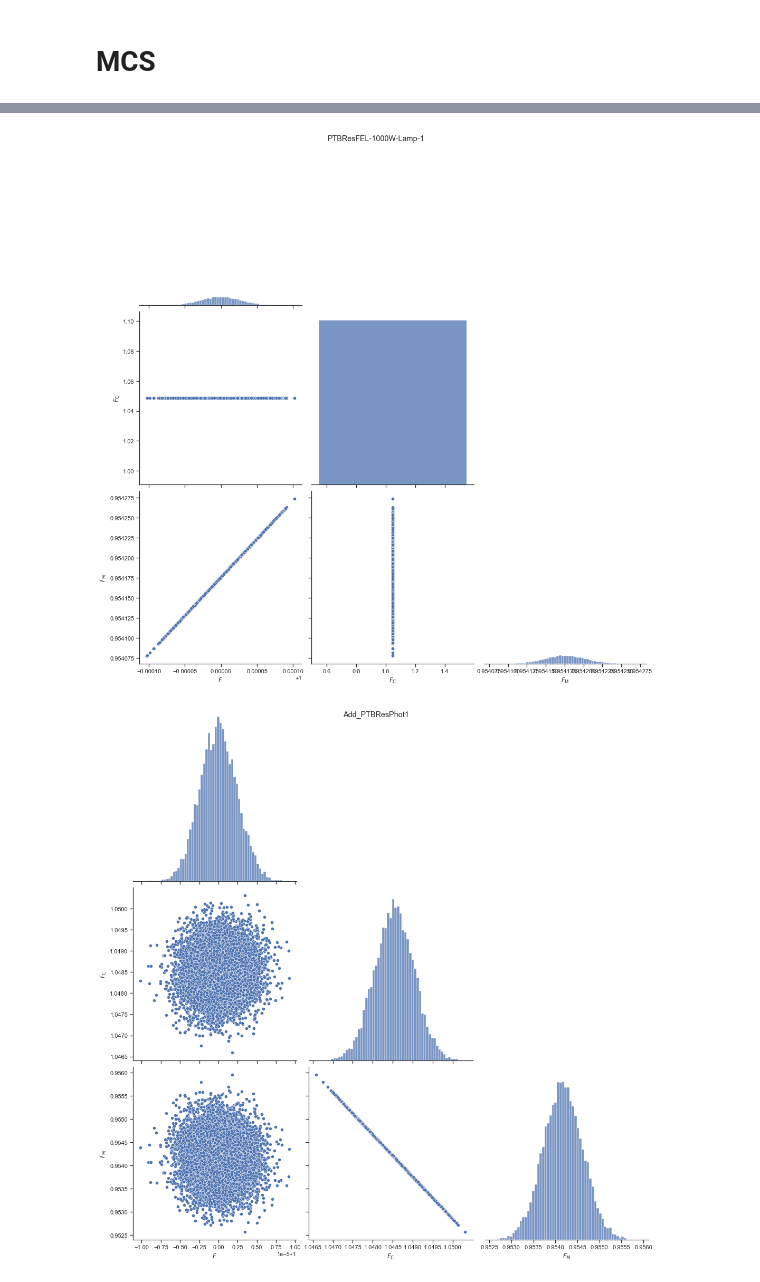
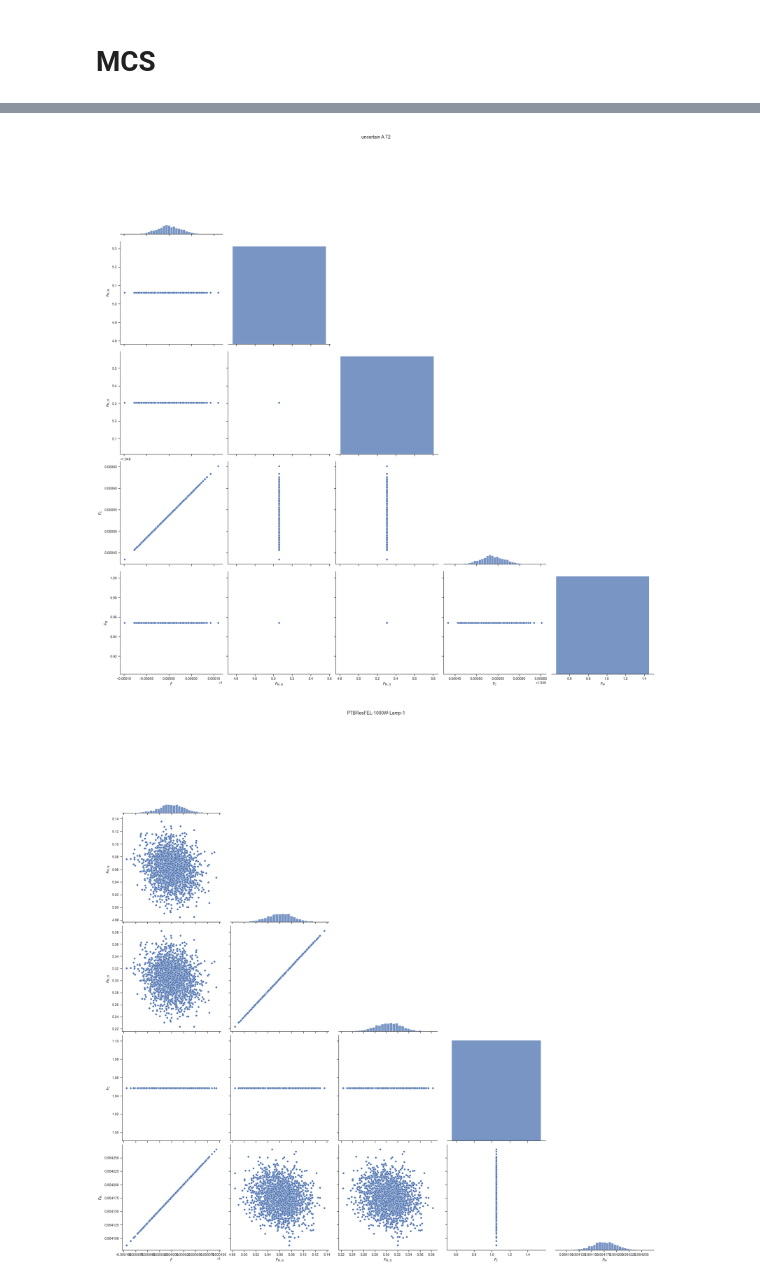
Before and after one commit to empir19nrm02/empir19nrm02, a Jupyter notebook: empir19nrm02/Jupyter/NewRad2023.ipynb, the cells around one changed output, grey strips where cells are left out. Saved outputs shown, nothing was run; the diff lists cells and outputs as text; code cells hidden in the pictures.

```diff
--- a/empir19nrm02/Jupyter/NewRad2023.ipynb
+++ b/empir19nrm02/Jupyter/NewRad2023.ipynb
@@ -270,11 +357,10 @@ CIE reference source L41: [[9.8424e-01]], [[1.5102e+03]], [[1.4641e+03]], [[5.06
 # %% [markdown]
 # MCS
 # %%
-trials = 20000
 
-def runSimpleMC( spectraMC, detectorMC, SMCF, NumberTrials, model_single):
-    input = [spectraMC, detectorMC]
-    output = [SMCF]
+def runSimpleMC( calibrationMC, spectraMC, detectorMC, SMCF, calib_cct, NumberTrials, model_single):
+    input = [calibrationMC, spectraMC, detectorMC]
+    output = [SMCF, calib_cct]
 
     sim = MCSimulation(trials=NumberTrials)
     sim.set_input_var(input)
@@ -283,10 +369,13 @@ def runSimpleMC( spectraMC, detectorMC, SMCF, NumberTrials, model_single):
     sim.calculate_model( model_single)
     return sim.output_var, sim.get_result_db()
 
-def model_single(spectra, detector):
+def model_single(calibration, spectra, detector):
     spectmp = np.vstack( (wl, spectra) )
     detectortmp = np.vstack( (wl, detector) )
-    SMCF_g, F_C_N, F_C_D, F_M_N, F_M_D = smcf_calculation( spectmp, detectortmp, S_C='A', cieobs='1931_2', s_target_index=2, use_ref=False, use_global_ref=False)
+    calibrationtmp = np.vstack( (wl, calibration))
+    cct = lx.xyz_to_cct(lx.spd_to_xyz( calibrationtmp, relative=False, cieobs='1931_2'))[0,0]
+#    SMCF_g, F_C_N, F_C_D, F_M_N, F_M_D = smcf_calculation( spectmp, detectortmp, S_C='A', cieobs='1931_2', s_target_index=2, use_ref=False, use_global_ref=False)
+    SMCF_g, F_C_N, F_C_D, F_M_N, F_M_D = smcf_calculation( spectmp, detectortmp, S_C=calibrationtmp, cieobs='1931_2', s_target_index=2, use_ref=False, use_global_ref=False)
     #print(f'{SMCF_g[0][0]}, {F_C_N[0][0]}, {F_C_D[0][0]}, {F_M_N[0][0]}, {F_M_D[0][0]} --> reduced: {F_M_N[0][0]/F_M_D[0][0]}')
     SMCF_a = np.zeros(7)
     SMCF_a[0] = SMCF_g[0][0]
@@ -296,12 +385,12 @@ def model_single(spectra, detector):
     SMCF_a[4] = F_M_D[0][0]
     SMCF_a[5] = F_C_N[0][0] / F_C_D[0][0]
     SMCF_a[6] = F_M_N[0][0] / F_M_D[0][0]
-    return [SMCF_a]
+    return [SMCF_a, cct]
 # %%
 def get_name(i:int)->str:
     return mcResult_db['Input'].values[i]
 
-column_str_MC = ['F','F_{\mathrm{C,N}}','F_{\mathrm{C,D}}','F_{\mathrm{{M,N}}','F_{\mathrm{M,D}}','F_{\mathrm{C}}','F_{\mathrm{M}}']
+column_str_MC = ['F','F_{\mathrm{C,N}}','F_{\mathrm{C,D}}','F_{\mathrm{M,N}}','F_{\mathrm{M,D}}','F_{\mathrm{C}}','F_{\mathrm{M}}']
 def get_item_name(i:int, use_math = True)->str:
     if use_math:
         return '$' + column_str_MC[i] + '$'
@@ -312,7 +401,22 @@ def get_item_name(i:int, use_math = True)->str:
 
 # define the results (SMCF, the single integrals and the ratios from calibration and measurement)
 SMCF_MC = MCVectorVar( name = NameUnit(column_str_MC, ['' for _ in column_str_MC]), elements=len(column_str_MC))
+calib_cct = MCVar(name = NameUnit("calib. CCT",'K'))
 
-mcResult, mcResult_db = runSimpleMC( mcVectorVarFEL, mcVarDetector, SMCF_MC, trials, model_single)
-mcResult_db
+mcCalibrationList = [calibrationMC, calibrationMCT, calibrationMCT1, calibrationMCT2]
+mcResultList = []
+mcResult_dbList = []
+
+str_observe = column_str_MC[5]
+#str_observe = 'calib. CCT'
+index_observe = 0
+observed_value = []
+observed_uvalue = []
+
+for index, mcCalibrationTmp in enumerate(mcCalibrationList):
+    print ( f'Simulation number : {index}')
+    mcResult, mcResult_db = runSimpleMC( mcCalibrationTmp, mcVectorVarFEL, mcVarDetector, SMCF_MC, calib_cct, trials, model_single)
+    print ( f"{str_observe}: {mcResult_db[str_observe].iloc[index_observe]:.8f} | u({str_observe}): {mcResult_db['u('+str_observe + ')'].iloc[index_observe]:.8f}")
+    mcResultList.append(mcResult)
+    mcResult_dbList.append(mcResult_db)
 # %% [output]
@@ -325,0 +454,5 @@ Generate:
+# %%
+observe = 3
+mcResult = mcResultList[observe]
+mcResult_db = mcResult_dbList[observe]
+mcResult_db
@@ -338,12 +478,12 @@ Value= [0.9541764252716637, 0.00044823168174484124] Inteval(95%)= 0.001766318100
 # %%
 # use selected data only (F, F_C and F_M)
-display_list = [0, 5, 6]
+display_list = [0, 3, 4, 5, 6]
 for i in range(2+1):
     var = mcResult[i][0].val.T
     seaborn_plot_result_gen(
         np.vstack([var[display_list[_j]] for _j in range(len(display_list))]),
         display=['n' for _ in range(len(display_list))], dim=len(display_list),
         column_str=[get_item_name(display_list[_i], use_math=False) for _i in range(len(display_list))], title=get_name(i))
 # %% [output]
-[figure, old version]
+[figure, new version]
-[figure, old version]
+[figure, new version]
```
Also changed, not shown: parts of 17 cells of this notebook.
